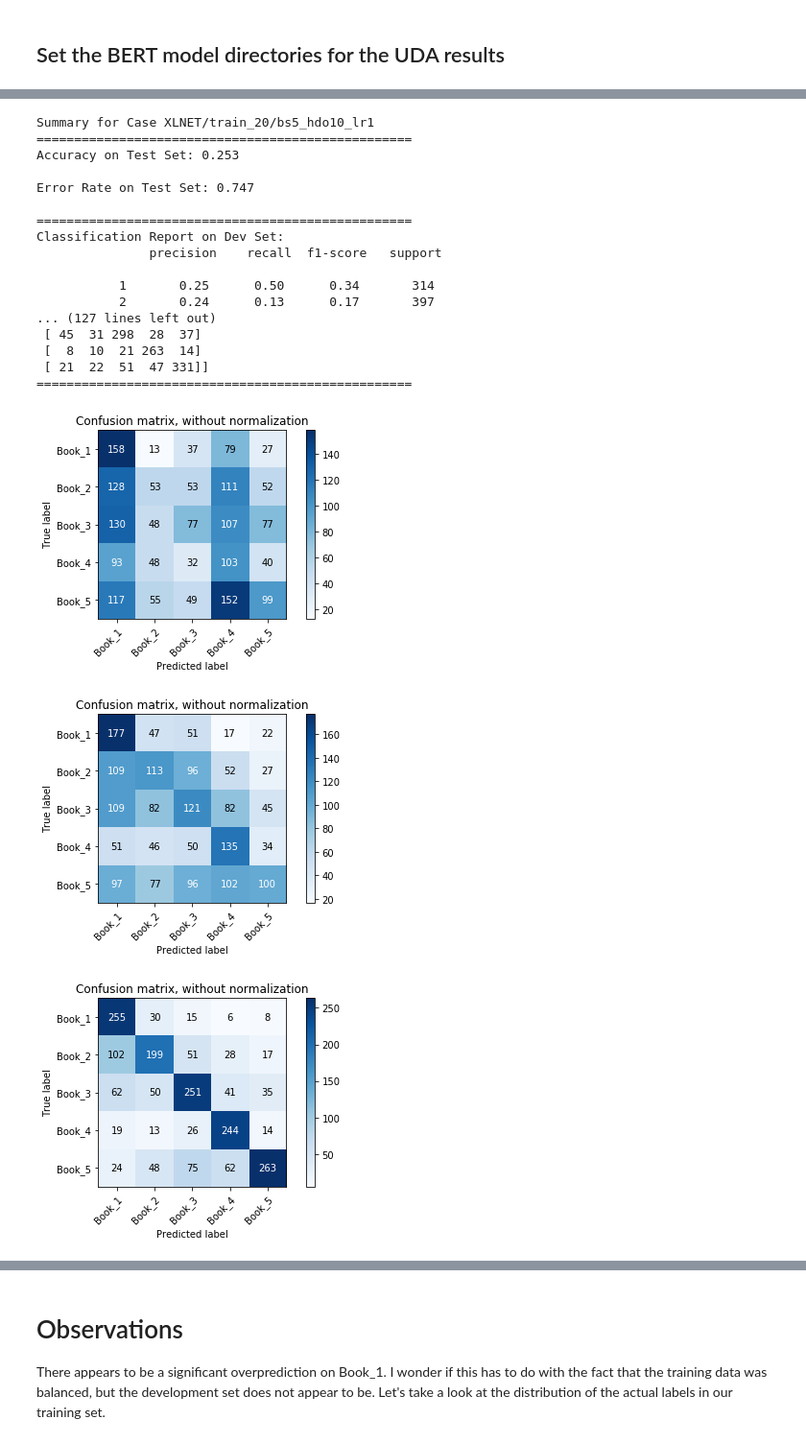
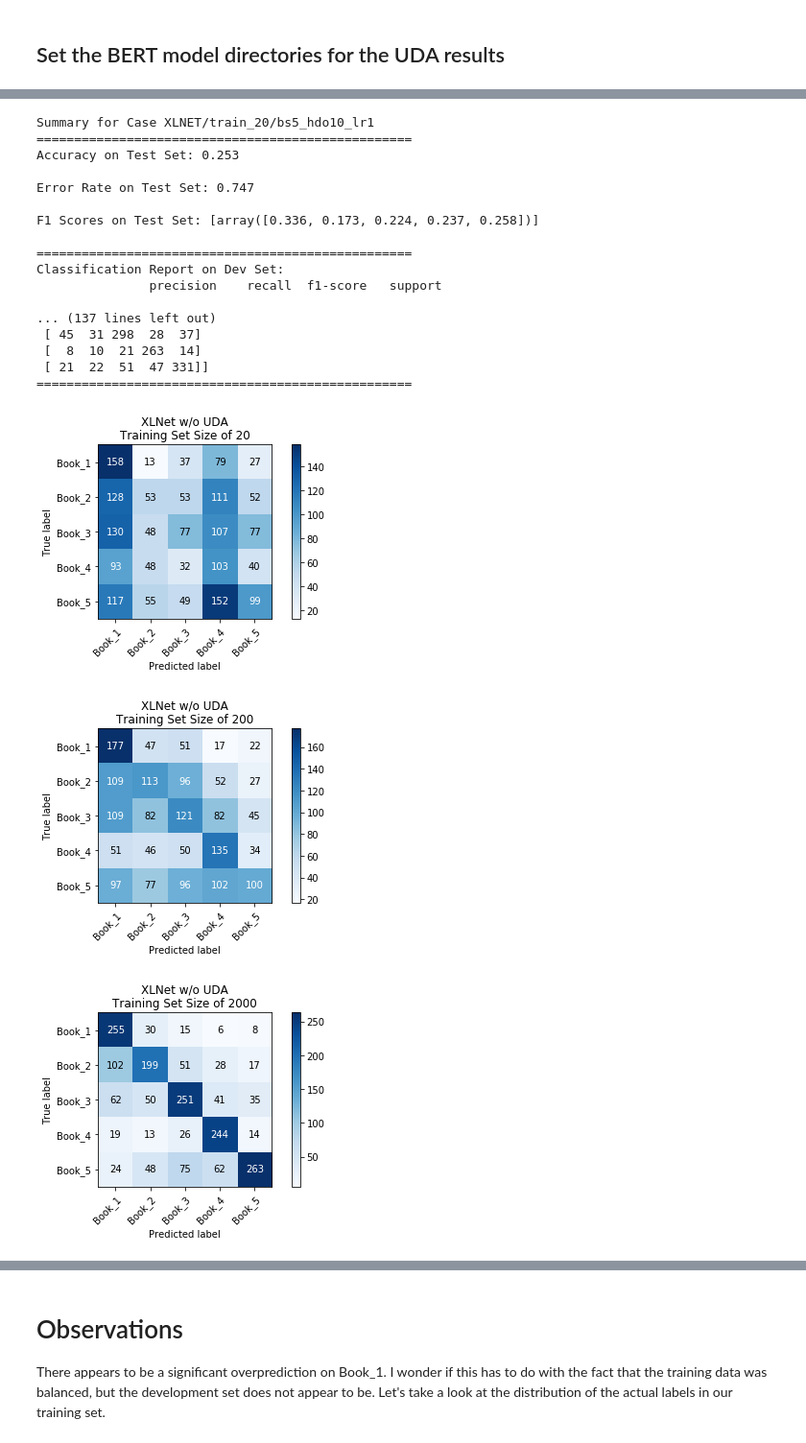
Before and after one commit to tomgoter/nlp_finalproject, a Jupyter notebook: error_analysis.ipynb, the cells around one changed output, grey strips where cells are left out. Shown at 96% size. Drawn from its saved outputs; the diff is of its cells as text; code cells hidden in the pictures.

```diff
--- a/error_analysis.ipynb
+++ b/error_analysis.ipynb
@@ -114,16 +114,21 @@ def plot_confusion_matrix(y_true, y_pred, classes,
     return ax
 # %%
 bert_errors = []
+bert_f1_scores = []
+bert_cm = []
 for i, df in enumerate(bert_dfs):
     print("Summary for Case {}".format(bert_models[i]))
     print("="*50)
     print("Accuracy on Test Set: {:3.3f}\n".format(metrics.accuracy_score(df.label, df.preds)))
     print("Error Rate on Test Set: {:3.3f}\n".format(1-metrics.accuracy_score(df.label, df.preds)))
     bert_errors.append(1-metrics.accuracy_score(df.label, df.preds))
+    bert_f1_scores.append(metrics.f1_score(df.label, df.preds, average=None))
+    bert_cm.append(metrics.confusion_matrix(df.label, df.preds))
+    print("F1 Scores on Test Set: {}\n".format(bert_f1_scores))
     print("="*50)
     print("Classification Report on Dev Set: \n", metrics.classification_report(df.label, df.preds))
     plot_confusion_matrix(df.label, df.preds, classes=class_names,
-                      title='Training Set Size of {}'.format(training_set_sizes[i]))
+                      title='BERT w/o UDA\nTraining Set Size of {}'.format(training_set_sizes[i]))
     print("="*50 + "\n\n")
 
     np.set_printoptions(precision=3)
@@ -153,15 +158,20 @@ Classification Report on Dev Set:
 # %%
 uda_bert_errors = []
+uda_bert_f1_scores = []
+uda_bert_cm = []
 for i, df in enumerate(uda_bert_dfs):
     print("Summary for Case {}".format(uda_bert_models[i]))
     print("="*50)
     print("Accuracy on Test Set: {:3.3f}\n".format(metrics.accuracy_score(df.label, df.preds)))
     print("Error Rate on Test Set: {:3.3f}\n".format(1-metrics.accuracy_score(df.label, df.preds)))
+    uda_bert_f1_scores.append(metrics.f1_score(df.label, df.preds, average=None))
+    uda_bert_cm.append(metrics.confusion_matrix(df.label, df.preds))
+    print("F1 Scores on Test Set: {}\n".format(uda_bert_f1_scores))
     uda_bert_errors.append(1-metrics.accuracy_score(df.label, df.preds))
     print("="*50)
     print("Classification Report on Dev Set: \n", metrics.classification_report(df.label, df.preds))
     plot_confusion_matrix(df.label, df.preds, classes=class_names,
-                      title='Training Set Size of {}'.format(training_set_sizes[i]))
+                      title='BERT w/ UDA\nTraining Set Size of {}'.format(training_set_sizes[i]))
     print("="*50 + "\n\n")
 # %% [output]
 Summary for Case BERT/train_20/uda_bs5_ur1_tf3_exp
@@ -189,36 +199,41 @@ Classification Report on Dev Set:
 # %%
 xlnet_errors = []
+xlnet_f1_scores = []
+xlnet_cm = []
 for i, df in enumerate(xlnet_dfs):
     print("Summary for Case {}".format(xlnet_models[i]))
     print("="*50)
     print("Accuracy on Test Set: {:3.3f}\n".format(metrics.accuracy_score(df.label, df.preds)))
     print("Error Rate on Test Set: {:3.3f}\n".format(1-metrics.accuracy_score(df.label, df.preds)))
     xlnet_errors.append(1-metrics.accuracy_score(df.label, df.preds))
+    xlnet_f1_scores.append(metrics.f1_score(df.label, df.preds, average=None))
+    xlnet_cm.append(metrics.confusion_matrix(df.label,df.preds))
+    print("F1 Scores on Test Set: {}\n".format(xlnet_f1_scores))
     print("="*50)
     print("Classification Report on Dev Set: \n", metrics.classification_report(df.label, df.preds))
     plot_confusion_matrix(df.label, df.preds, classes=class_names,
-                      title='Confusion matrix, without normalization')
+                      title='XLNet w/o UDA\nTraining Set Size of {}'.format(training_set_sizes[i]))
     print("="*50 + "\n\n")
 
     np.set_printoptions(precision=3)
 # %% [output]
 Summary for Case XLNET/train_20/bs5_hdo10_lr1
 ==================================================
 Accuracy on Test Set: 0.253
 
 Error Rate on Test Set: 0.747
 
+F1 Scores on Test Set: [array([0.336, 0.173, 0.224, 0.237, 0.258])]
+
 ==================================================
 Classification Report on Dev Set:
                precision    recall  f1-score   support
 
-           1       0.25      0.50      0.34       314
-           2       0.24      0.13      0.17       397
-... (127 lines left out)
+... (137 lines left out)
  [ 45  31 298  28  37]
  [  8  10  21 263  14]
  [ 21  22  51  47 331]]
 ==================================================
-[figure, old version]
+[figure, new version]
-[figure, old version]
+[figure, new version]
-[figure, old version]
+[figure, new version]
```
Also changed, not shown: parts of 9 cells of this notebook, 13 other files.
